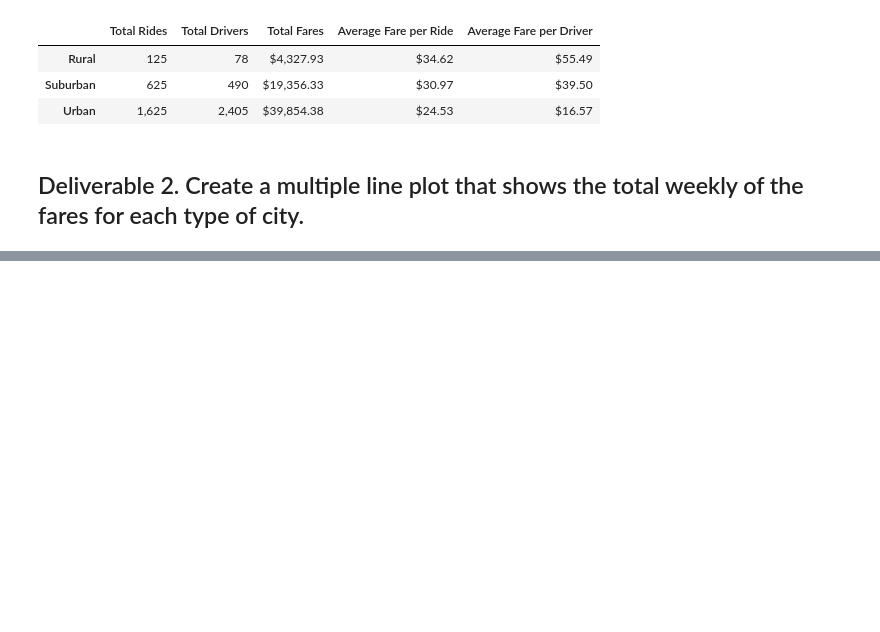
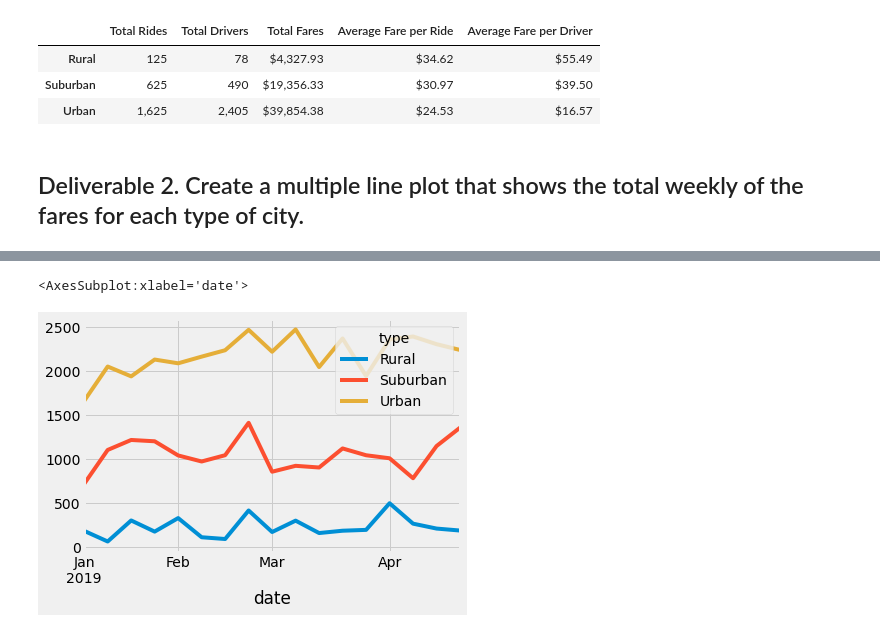
Before and after one commit to Evanjkies/PyBer_Analysis, a Jupyter notebook: PyBer_Challenge.ipynb, the cells around one changed output, grey strips where cells are left out. Drawn from its saved outputs; the diff is of its cells as text; code cells hidden in the pictures; blank space fills up the shorter version.

```diff
--- a/PyBer_Challenge.ipynb
+++ b/PyBer_Challenge.ipynb
@@ -128,3 +160,5 @@ pyber_summary_df
 # %%
 # 4. Create a pivot table with the 'date' as the index, the columns ='type', and values='fare'
 # to get the total fares for each type of city by the date.
+fare_by_date_pivot = fare_by_date_df.pivot(index= "date", columns= "type", values= "fare")
+fare_by_date_pivot
@@ -131,2 +180,4 @@ pyber_summary_df
 # %%
 # 5. Create a new DataFrame from the pivot table DataFrame using loc on the given dates, '2019-01-01':'2019-04-29'.
+Q1_2019_fares_df = fare_by_date_pivot.loc["2019-01-01" : "2019-04-29"]
+Q1_2019_fares_df
@@ -133,3 +199,5 @@ pyber_summary_df
 # %%
 # 6. Set the "date" index to datetime datatype. This is necessary to use the resample() method in Step 8.
 # df.index = pd.to_datetime(df.index)
+Q1_2019_fares_df.index = pd.to_datetime(Q1_2019_fares_df.index)
+Q1_2019_fares_df
@@ -138,2 +233,4 @@ pyber_summary_df
 # %%
 # 8. Create a new DataFrame using the "resample()" function by week 'W' and get the sum of the fares for each week.
+weekly_2019_fares_df = Q1_2019_fares_df.resample("W").sum()
+weekly_2019_fares_df
@@ -140,7 +257,12 @@ pyber_summary_df
 # %%
 # 8. Using the object-oriented interface method, plot the resample DataFrame using the df.plot() function.
 
 # Import the style from Matplotlib.
 from matplotlib import style
 # Use the graph style fivethirtyeight.
 style.use('fivethirtyeight')
+
+weekly_2019_fares_df.plot(y=["Rural", "Suburban", "Urban"])
+# %% [output]
+<AxesSubplot:xlabel='date'>
+[figure, added]
```
Also changed, not shown: parts of 7 cells of this notebook.
